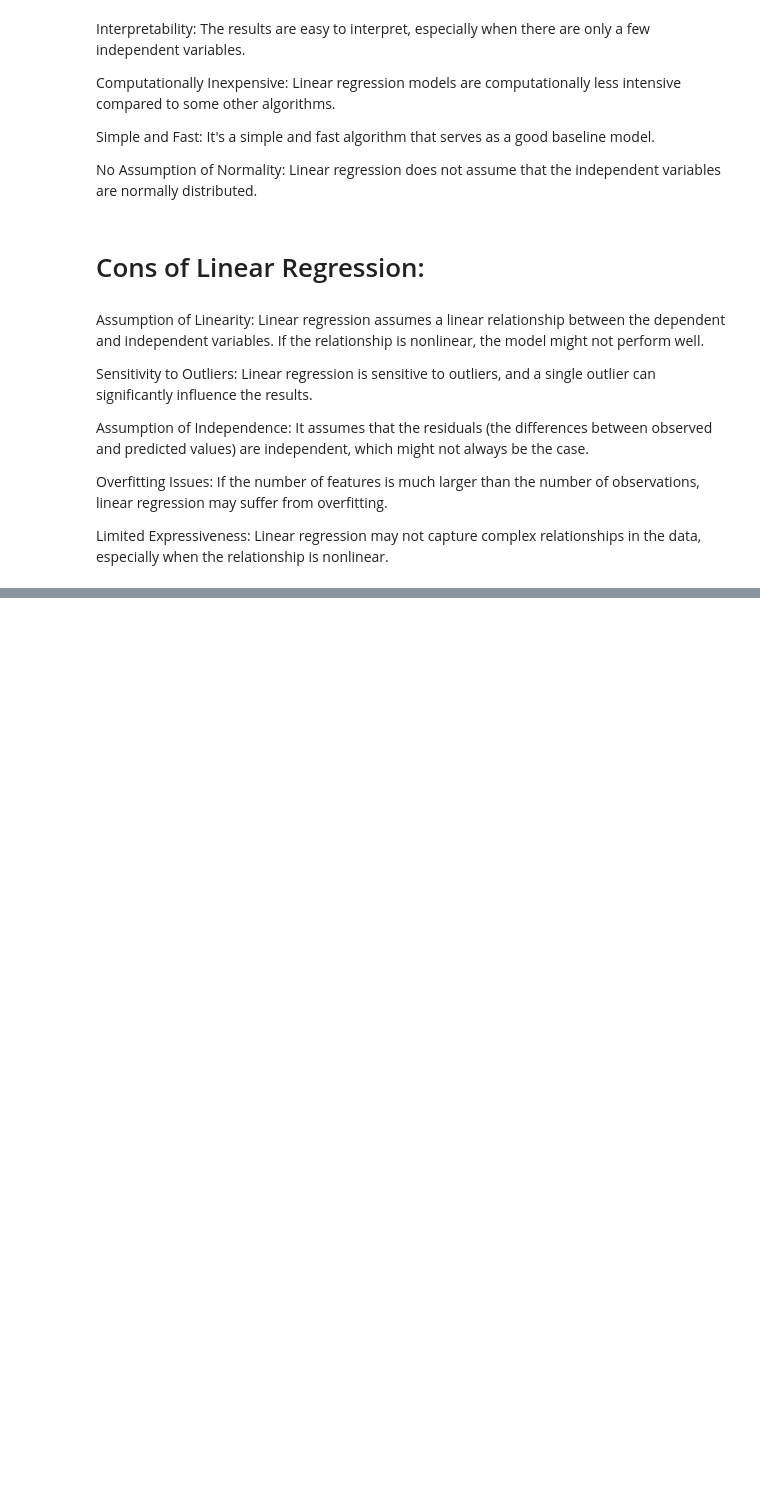
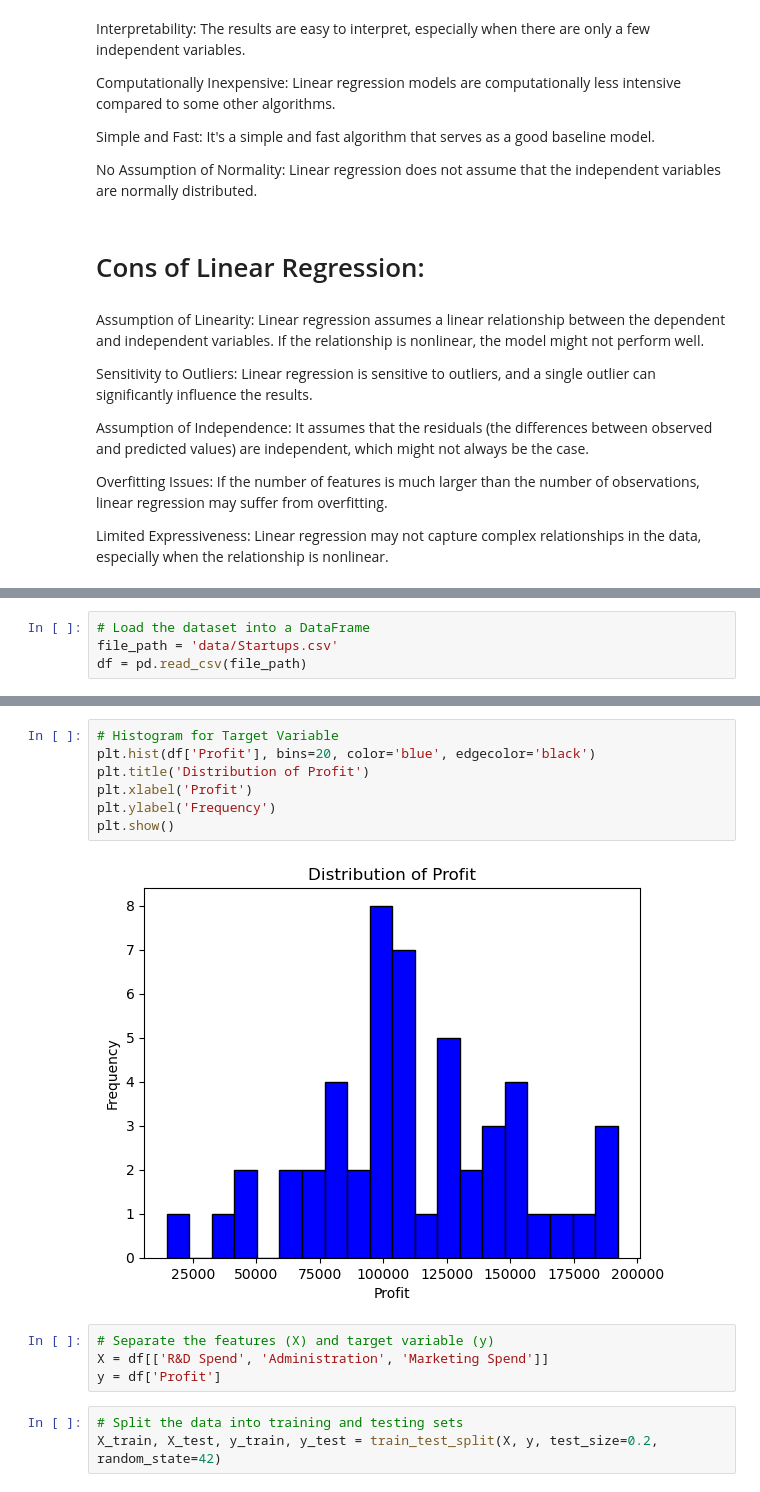
Before and after one commit to Hari-810/ML_DL, a Jupyter notebook: supervised_learning/linear_regression/1_simple_linear_reg.ipynb, the cells around one changed output, grey strips where cells are left out. Drawn from its saved outputs; the diff is of its cells as text; blank space fills up the shorter version.

```diff
--- a/supervised_learning/linear_regression/1_simple_linear_reg.ipynb
+++ b/supervised_learning/linear_regression/1_simple_linear_reg.ipynb
@@ -526,0 +536,4 @@ Limited Expressiveness: Linear regression may not capture complex relationships
+# %%
+# Load the dataset into a DataFrame
+file_path = 'data/Startups.csv'
+df = pd.read_csv(file_path)
@@ -526,0 +592,16 @@ Limited Expressiveness: Linear regression may not capture complex relationships
+# %%
+# Histogram for Target Variable
+plt.hist(df['Profit'], bins=20, color='blue', edgecolor='black')
+plt.title('Distribution of Profit')
+plt.xlabel('Profit')
+plt.ylabel('Frequency')
+plt.show()
+# %% [output]
+[figure, added]
+# %%
+# Separate the features (X) and target variable (y)
+X = df[['R&D Spend', 'Administration', 'Marketing Spend']]
+y = df['Profit']
+# %%
+# Split the data into training and testing sets
+X_train, X_test, y_train, y_test = train_test_split(X, y, test_size=0.2, random_state=42)
```
Also changed, not shown: parts of 29 cells of this notebook, 1 other file.
